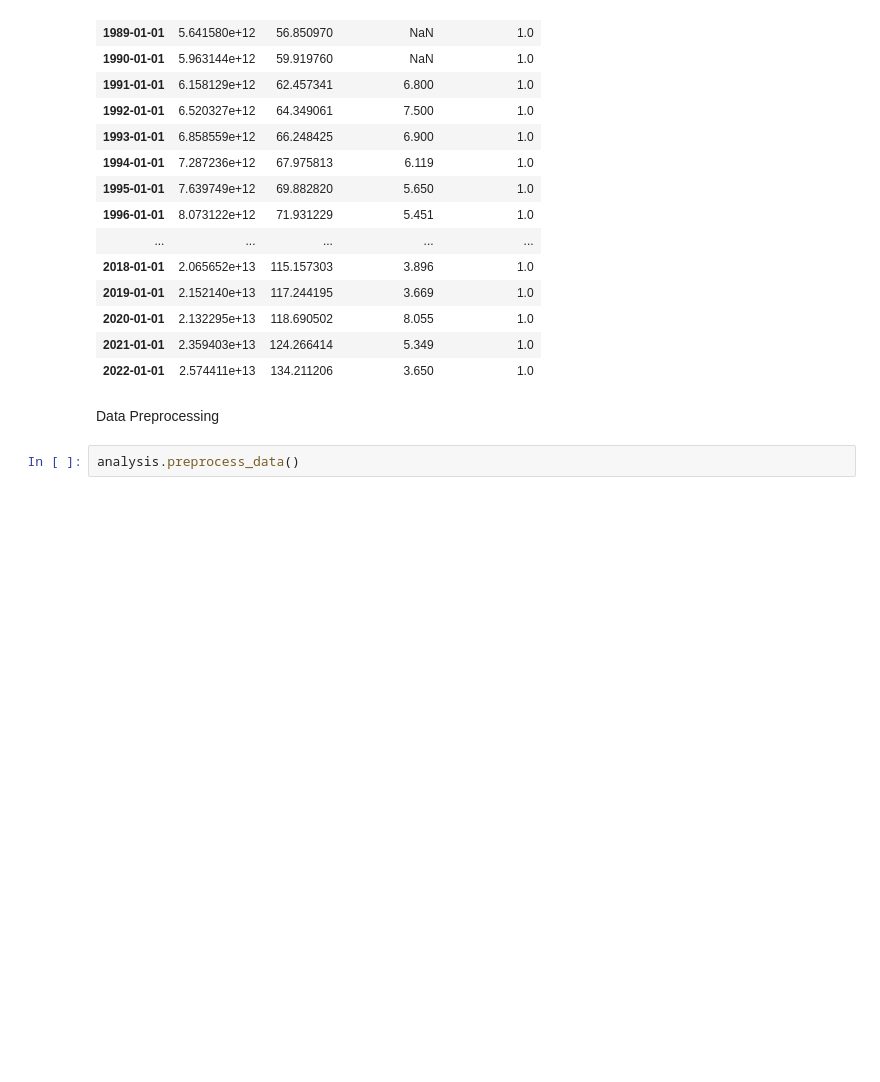
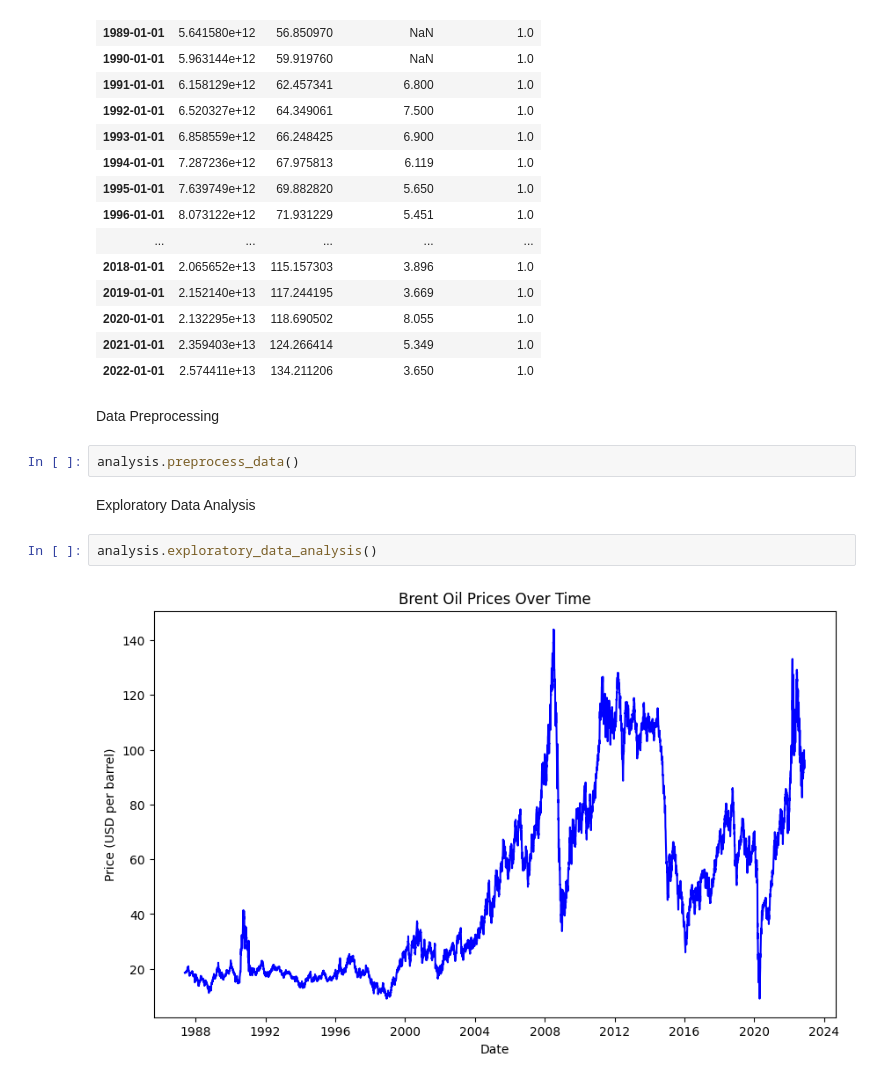
Before and after one commit to YonatanMoges/oil-price-impact-analysis, a Jupyter notebook: notebook/price_analysis.ipynb, the cells around one changed output. Drawn from its saved outputs; the diff is of its cells as text; blank space fills up the shorter version.

```diff
--- a/notebook/price_analysis.ipynb
+++ b/notebook/price_analysis.ipynb
@@ -38,3 +38,9 @@ analysis.fetch_economic_data(start_year=1987, end_year=2022)
 Data Preprocessing
 # %%
 analysis.preprocess_data()
+# %% [markdown]
+Exploratory Data Analysis
+# %%
+analysis.exploratory_data_analysis()
+# %% [output]
+[figure, added]
```
